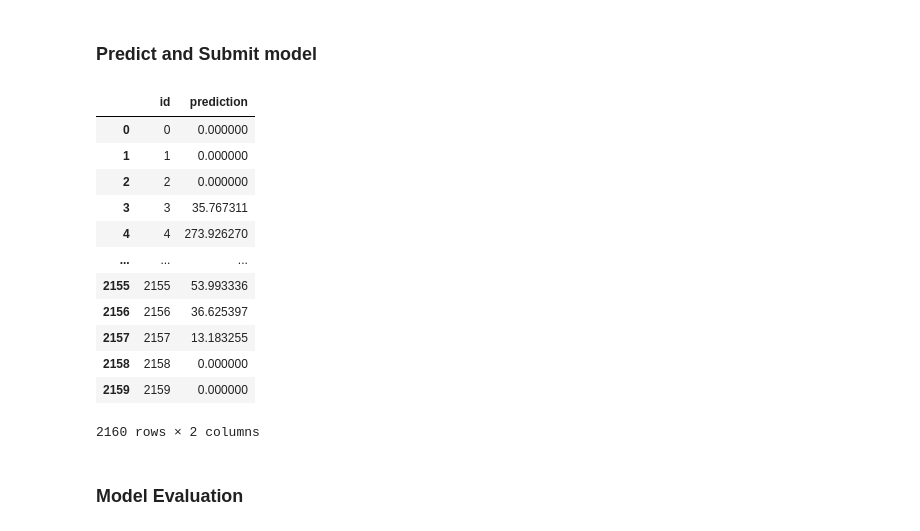
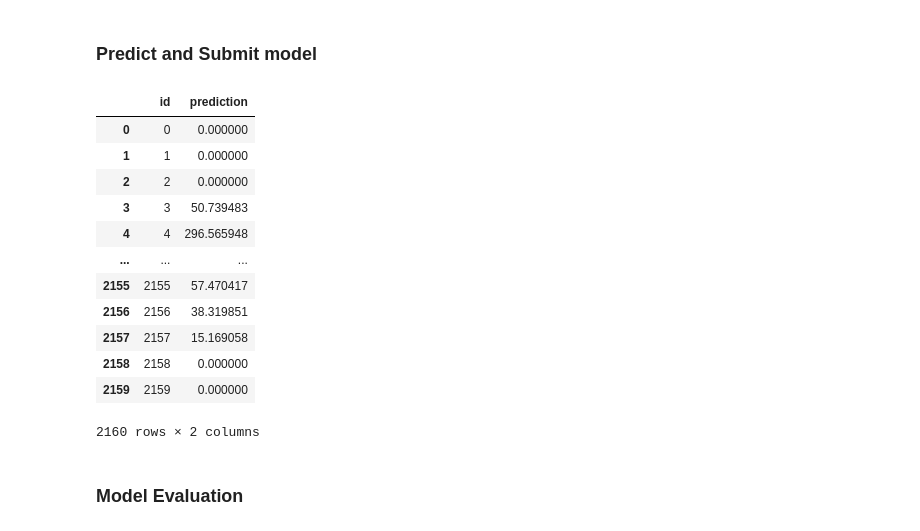
Before and after one commit to henningolweus/MLprosjekt, a Jupyter notebook: data/Autogluon.ipynb, the cells around one changed output. Cells and saved outputs as stored; diff of their text form; code cells hidden in the pictures.

```diff
--- a/data/Autogluon.ipynb
+++ b/data/Autogluon.ipynb
@@ -497,6 +440,6 @@ def build_autogluon(merged_data, time_limit,location):
     )
     return predictor
 # %%
-model_a = build_autogluon(merged_a,300,'A')
-model_b = build_autogluon(merged_b,300,'B')
-model_c = build_autogluon(merged_c,300,'C')
+model_a = build_autogluon(merged_a,1500,'A')
+model_b = build_autogluon(merged_b,1500,'B')
+model_c = build_autogluon(merged_c,1500,'C')
@@ -515,20 +476,22 @@ def create_sub(pred_a,pred_b,pred_c):
 
 sub = create_sub(pred_a,pred_b,pred_c)
 #sub = create_sub(laged_pred_a,laged_pred_b,laged_pred_c)
+# %%
+sub
+# %% [output]
+|  | id | prediction |
+| 0 | 0 | 0.000000 |
+| 1 | 1 | 0.000000 |
+| 2 | 2 | 0.000000 |
+| 3 | 3 | 50.739483 |
+| 4 | 4 | 296.565948 |
+| ... | ... | ... |
+| 2155 | 2155 | 57.470417 |
+| 2156 | 2156 | 38.319851 |
+| 2157 | 2157 | 15.169058 |
+| 2158 | 2158 | 0.000000 |
+| 2159 | 2159 | 0.000000 |
+2160 rows × 2 columns
 # %%
 sub
-# %% [output]
-|  | id | prediction |
-| 0 | 0 | 0.000000 |
-| 1 | 1 | 0.000000 |
-| 2 | 2 | 0.000000 |
-| 3 | 3 | 35.767311 |
-| 4 | 4 | 273.926270 |
-| ... | ... | ... |
-| 2155 | 2155 | 53.993336 |
-| 2156 | 2156 | 36.625397 |
-| 2157 | 2157 | 13.183255 |
-| 2158 | 2158 | 0.000000 |
-| 2159 | 2159 | 0.000000 |
-2160 rows × 2 columns
 # %%
```
Also changed, not shown: parts of 6 cells of this notebook, 3 other files.
